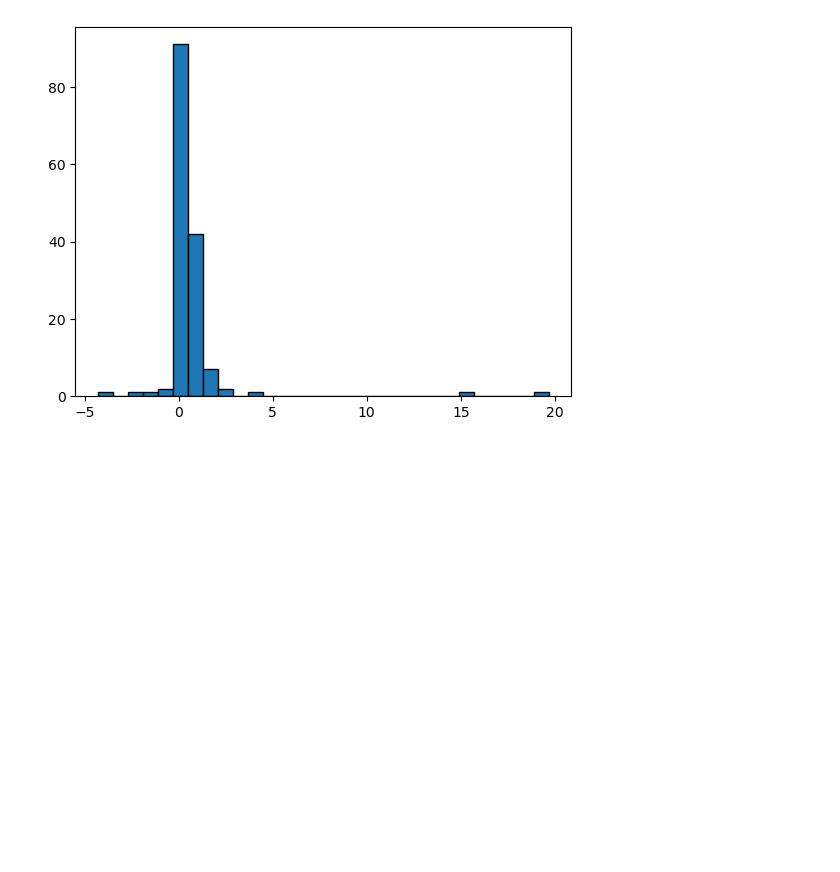
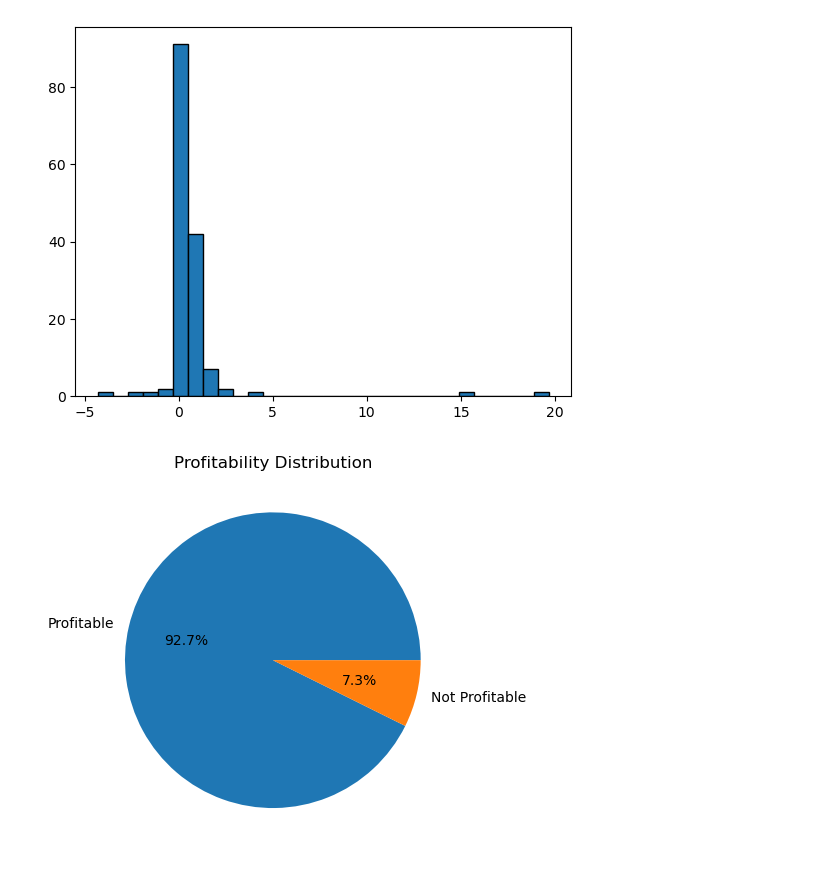
Before and after one commit to AbiyMekuria/Task-3, a Jupyter notebook: Task_3.ipynb, the cells around one changed output. Cells and saved outputs as stored; diff of their text form; code cells hidden in the pictures; blank space fills up the shorter version.

```diff
--- a/Task_3.ipynb
+++ b/Task_3.ipynb
@@ -88,4 +90,11 @@ plt.hist(df["Debt_to_Equity_Calc"], bins=30, edgecolor="black")
 # %%
 # 3. Pie Chart – Profitability
 # Create a new column for Profitability
 df["Profitability"] = df["Profit Margin"].apply(lambda x: "Profitable" if x > 0 else "Not Profitable")
+# Now plot the pie chart
+df["Profitability"].value_counts().plot(kind="pie", autopct="%1.1f%%")
+plt.title("Profitability Distribution")
+plt.ylabel("")  # remove y-label for cleaner look
+plt.show()
+# %% [output]
+[figure, added]
```
Also changed, not shown: parts of 8 cells of this notebook.
